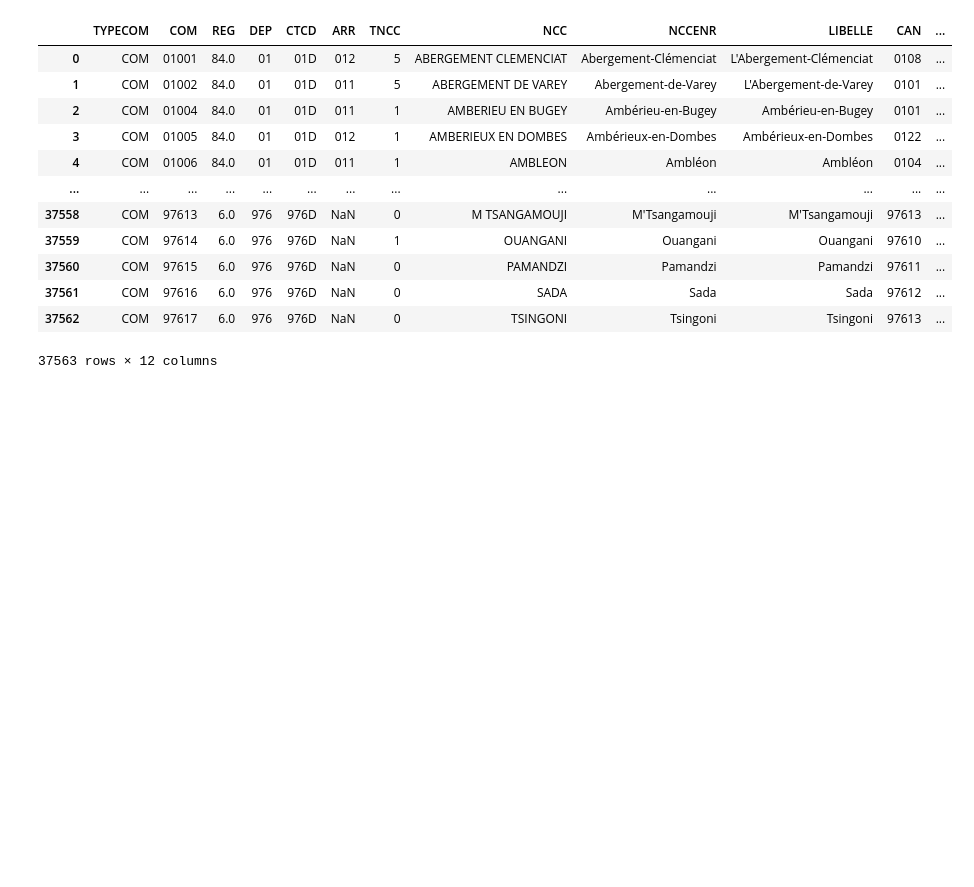
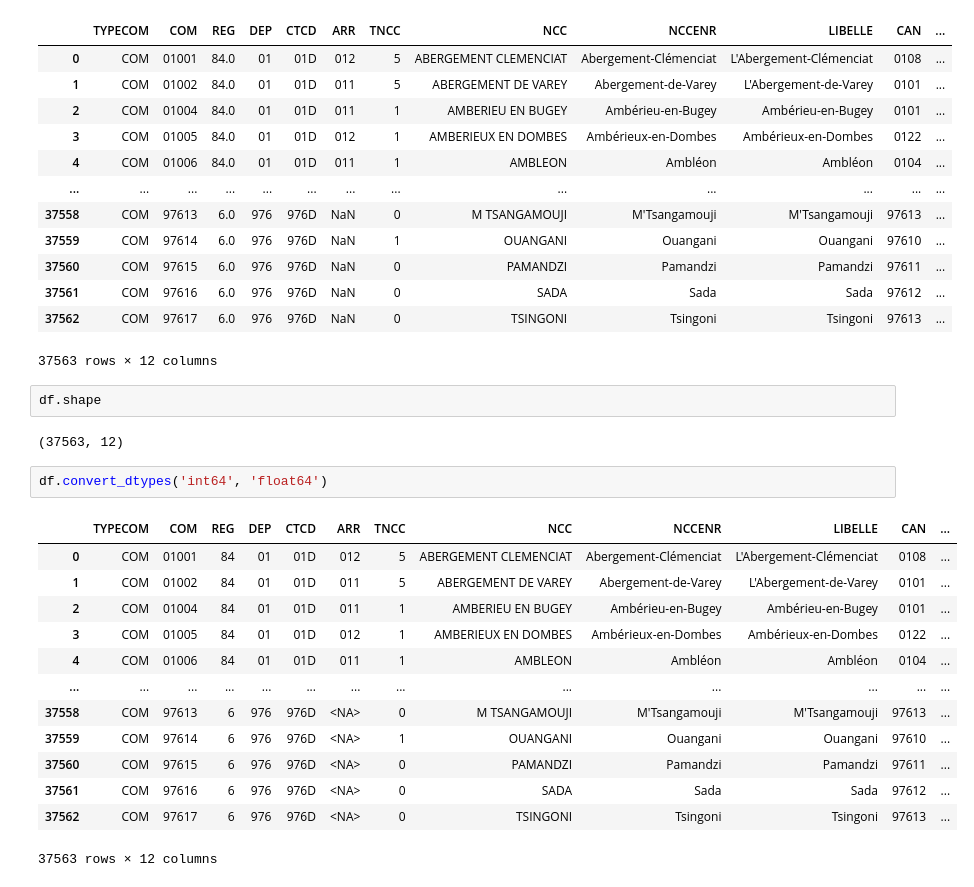
Before and after one commit to alSheiye5h/housing-price-prediction, a Jupyter notebook: jlab/pandas.ipynb, the cells around one changed output. Saved outputs shown, nothing was run; the diff lists cells and outputs as text; blank space fills up the shorter version.

```diff
--- a/jlab/pandas.ipynb
+++ b/jlab/pandas.ipynb
@@ -65,3 +65,23 @@ df.select_dtypes(['object', 'int64', 'float64'])
 | 37561 | COM | 97616 | 6.0 | 976 | 976D | NaN | 0 | SADA | Sada | Sada | 97612 | ... |
 | 37562 | COM | 97617 | 6.0 | 976 | 976D | NaN | 0 | TSINGONI | Tsingoni | Tsingoni | 97613 | ... |
 37563 rows × 12 columns
+# %%
+df.shape
+# %% [output]
+(37563, 12)
+# %%
+df.convert_dtypes('int64', 'float64')
+# %% [output]
+|  | TYPECOM | COM | REG | DEP | CTCD | ARR | TNCC | NCC | NCCENR | LIBELLE | CAN | ... |
+| 0 | COM | 01001 | 84 | 01 | 01D | 012 | 5 | ABERGEMENT CLEMENCIAT | Abergement-Clémenciat | L'Abergement-Clémenciat | 0108 | ... |
+| 1 | COM | 01002 | 84 | 01 | 01D | 011 | 5 | ABERGEMENT DE VAREY | Abergement-de-Varey | L'Abergement-de-Varey | 0101 | ... |
+| 2 | COM | 01004 | 84 | 01 | 01D | 011 | 1 | AMBERIEU EN BUGEY | Ambérieu-en-Bugey | Ambérieu-en-Bugey | 0101 | ... |
+| 3 | COM | 01005 | 84 | 01 | 01D | 012 | 1 | AMBERIEUX EN DOMBES | Ambérieux-en-Dombes | Ambérieux-en-Dombes | 0122 | ... |
+| 4 | COM | 01006 | 84 | 01 | 01D | 011 | 1 | AMBLEON | Ambléon | Ambléon | 0104 | ... |
+| ... | ... | ... | ... | ... | ... | ... | ... | ... | ... | ... | ... | ... |
+| 37558 | COM | 97613 | 6 | 976 | 976D | <NA> | 0 | M TSANGAMOUJI | M'Tsangamouji | M'Tsangamouji | 97613 | ... |
+| 37559 | COM | 97614 | 6 | 976 | 976D | <NA> | 1 | OUANGANI | Ouangani | Ouangani | 97610 | ... |
+| 37560 | COM | 97615 | 6 | 976 | 976D | <NA> | 0 | PAMANDZI | Pamandzi | Pamandzi | 97611 | ... |
+| 37561 | COM | 97616 | 6 | 976 | 976D | <NA> | 0 | SADA | Sada | Sada | 97612 | ... |
+| 37562 | COM | 97617 | 6 | 976 | 976D | <NA> | 0 | TSINGONI | Tsingoni | Tsingoni | 97613 | ... |
+37563 rows × 12 columns
```
Also changed, not shown: parts of 4 cells of this notebook.
